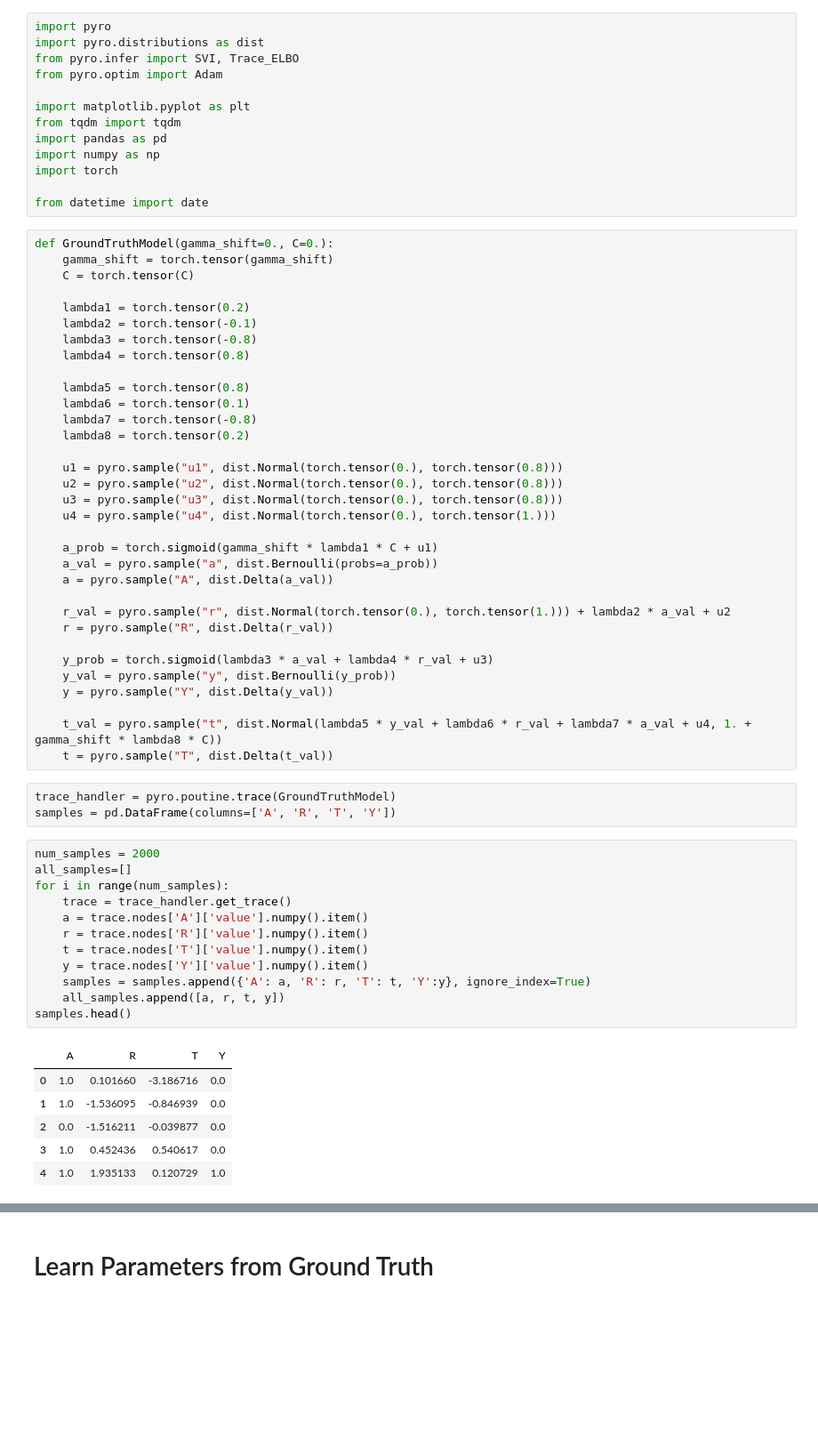
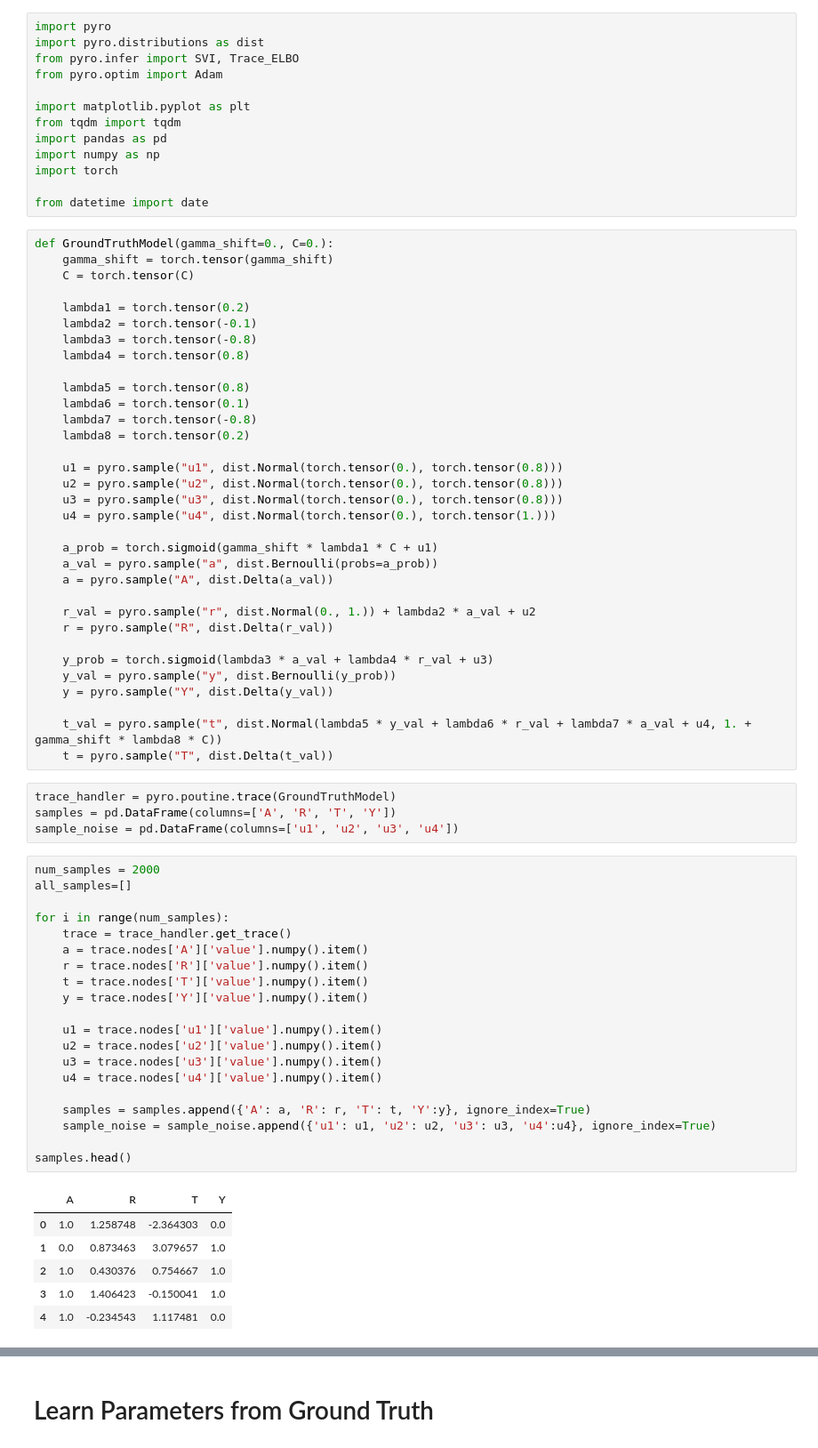
Before and after one commit to zainakh/fair-inference, a Jupyter notebook: src/dgp.ipynb, the cells around one changed output, grey strips where cells are left out. Shown at 89% size. Drawn from its saved outputs; the diff is of its cells as text; blank space fills up the shorter version.

```diff
--- a/src/dgp.ipynb
+++ b/src/dgp.ipynb
@@ -37,7 +37,7 @@ def GroundTruthModel(gamma_shift=0., C=0.):
     a_val = pyro.sample("a", dist.Bernoulli(probs=a_prob))
     a = pyro.sample("A", dist.Delta(a_val))
 
-    r_val = pyro.sample("r", dist.Normal(torch.tensor(0.), torch.tensor(1.))) + lambda2 * a_val + u2
+    r_val = pyro.sample("r", dist.Normal(0., 1.)) + lambda2 * a_val + u2
     r = pyro.sample("R", dist.Delta(r_val))
 
     y_prob = torch.sigmoid(lambda3 * a_val + lambda4 * r_val + u3)
@@ -49,25 +49,34 @@ def GroundTruthModel(gamma_shift=0., C=0.):
 # %%
 trace_handler = pyro.poutine.trace(GroundTruthModel)
 samples = pd.DataFrame(columns=['A', 'R', 'T', 'Y'])
+sample_noise = pd.DataFrame(columns=['u1', 'u2', 'u3', 'u4'])
 # %%
 num_samples = 2000
 all_samples=[]
+
 for i in range(num_samples):
     trace = trace_handler.get_trace()
     a = trace.nodes['A']['value'].numpy().item()
     r = trace.nodes['R']['value'].numpy().item()
     t = trace.nodes['T']['value'].numpy().item()
     y = trace.nodes['Y']['value'].numpy().item()
+
+    u1 = trace.nodes['u1']['value'].numpy().item()
+    u2 = trace.nodes['u2']['value'].numpy().item()
+    u3 = trace.nodes['u3']['value'].numpy().item()
+    u4 = trace.nodes['u4']['value'].numpy().item()
+
     samples = samples.append({'A': a, 'R': r, 'T': t, 'Y':y}, ignore_index=True)
-    all_samples.append([a, r, t, y])
+    sample_noise = sample_noise.append({'u1': u1, 'u2': u2, 'u3': u3, 'u4':u4}, ignore_index=True)
+
 samples.head()
 # %% [output]
 |  | A | R | T | Y |
-| 0 | 1.0 | 0.101660 | -3.186716 | 0.0 |
-| 1 | 1.0 | -1.536095 | -0.846939 | 0.0 |
-| 2 | 0.0 | -1.516211 | -0.039877 | 0.0 |
-| 3 | 1.0 | 0.452436 | 0.540617 | 0.0 |
-| 4 | 1.0 | 1.935133 | 0.120729 | 1.0 |
+| 0 | 1.0 | 1.258748 | -2.364303 | 0.0 |
+| 1 | 0.0 | 0.873463 | 3.079657 | 1.0 |
+| 2 | 1.0 | 0.430376 | 0.754667 | 1.0 |
+| 3 | 1.0 | 1.406423 | -0.150041 | 1.0 |
+| 4 | 1.0 | -0.234543 | 1.117481 | 0.0 |
 # %%
 %matplotlib inline
 plt.rcParams["figure.figsize"] = (15,10)
```
Also changed, not shown: parts of 24 cells of this notebook, 6 other files.
